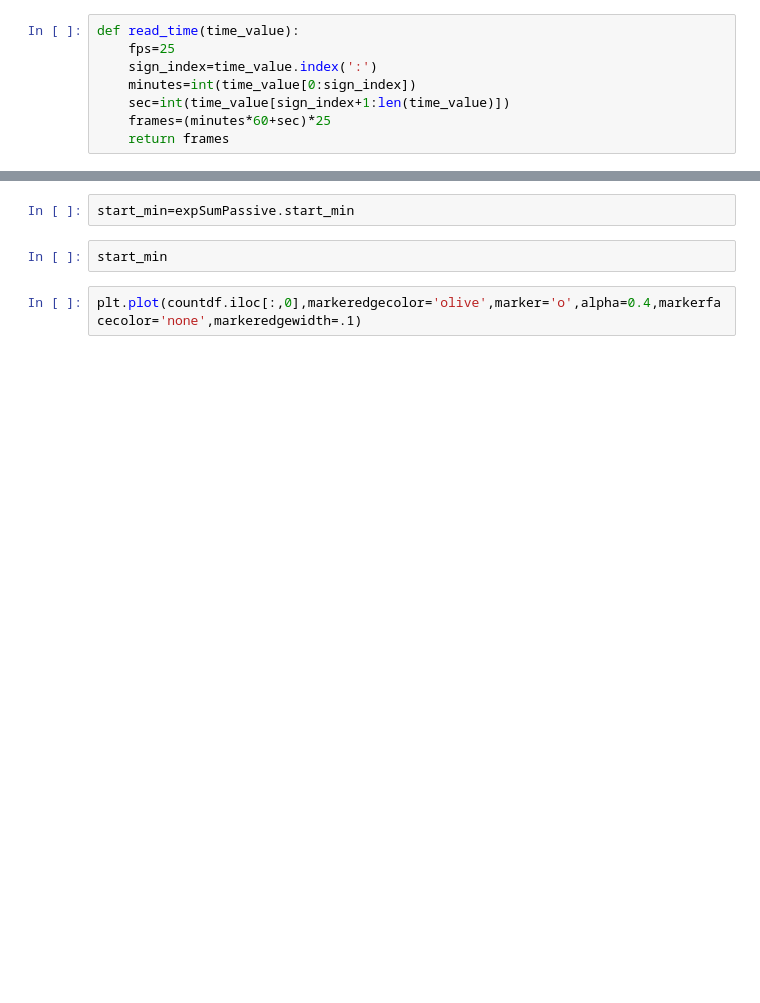
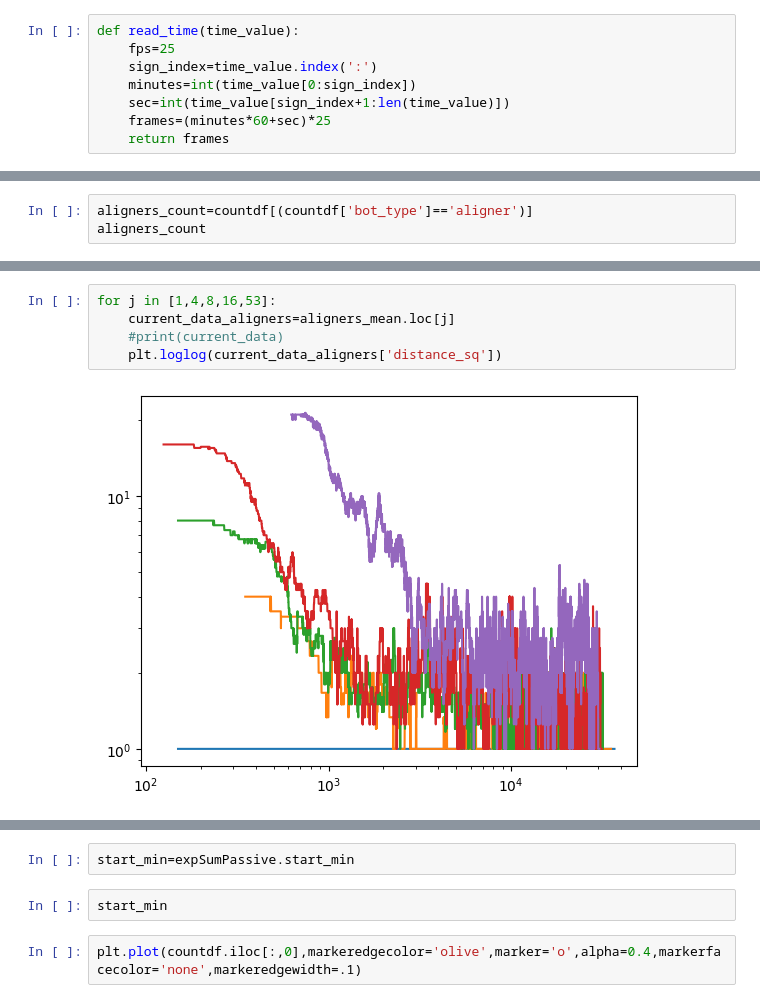
Before and after one commit to complex-lab/robotic_swarms, a Jupyter notebook: bots_number_per_frame.ipynb, the cells around one changed output, grey strips where cells are left out. Cells and saved outputs as stored; diff of their text form; blank space fills up the shorter version.

```diff
--- a/bots_number_per_frame.ipynb
+++ b/bots_number_per_frame.ipynb
@@ -192,0 +133,3 @@ alingers_count.columns=alingers_bots
+# %%
+aligners_count=countdf[(countdf['bot_type']=='aligner')]
+aligners_count
@@ -208,3 +216,10 @@ plt.loglog(fronter_mean)
+# %%
+for j in [1,4,8,16,53]:
+    current_data_aligners=aligners_mean.loc[j]
+    #print(current_data)
+    plt.loglog(current_data_aligners['distance_sq'])
+# %% [output]
+[figure, added]
 # %%
 #plt.loglog(fronter_mean,color='olive')
 fig = plt.figure()
```
Also changed, not shown: parts of 25 cells of this notebook.
